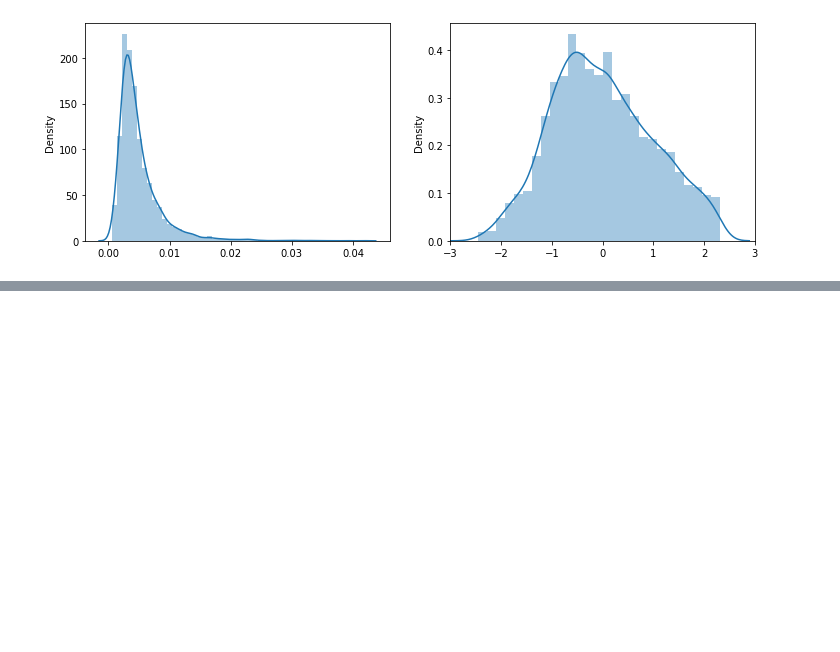
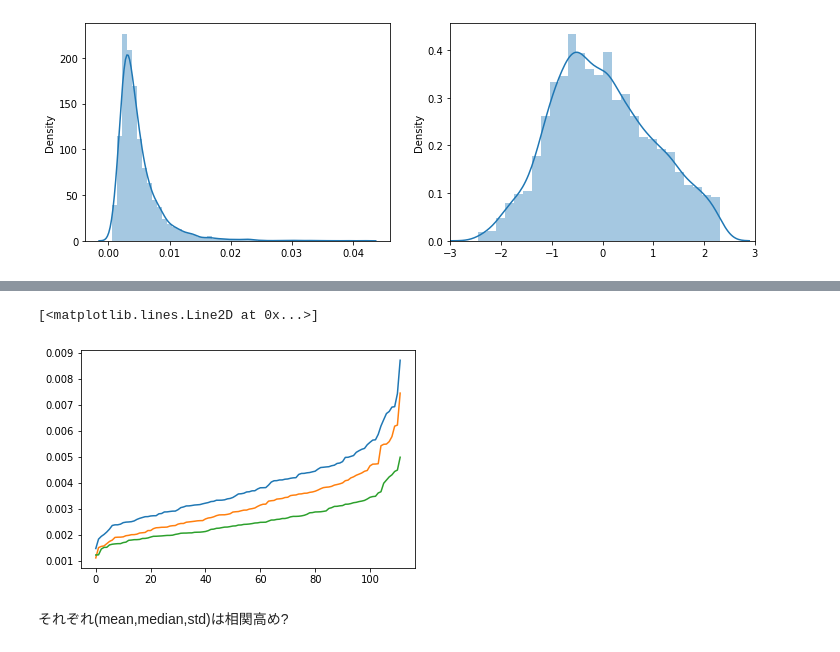
Before and after one commit to mahiro72/kaggle_OptiverRealizedVolatilityPrediction, a Jupyter notebook: eda/eda_0811.ipynb, the cells around one changed output, grey strips where cells are left out. Saved outputs shown, nothing was run; the diff lists cells and outputs as text; code cells hidden in the pictures; blank space fills up the shorter version.

```diff
--- a/eda/eda_0811.ipynb
+++ b/eda/eda_0811.ipynb
@@ -388,0 +458,9 @@ for i in [1,2,10,30,100]:
+# %%
+plt.plot(np.sort(np.array(stock["mean"])),label="mean")
+plt.plot(np.sort(np.array(stock["median"])),label="median")
+plt.plot(np.sort(np.array(stock["std"])),label="std")
+# %% [output]
+[<matplotlib.lines.Line2D at 0x...>]
+[figure, added]
+# %% [markdown]
+それぞれ(mean,median,std)は相関高め?
```
Also changed, not shown: parts of 25 cells of this notebook, 1 other file.
